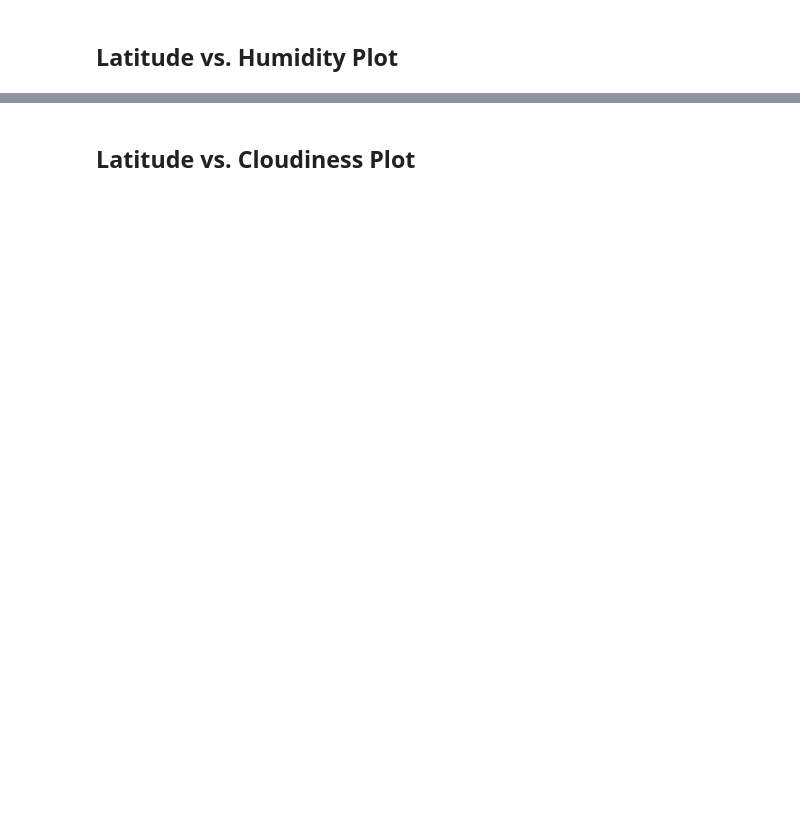
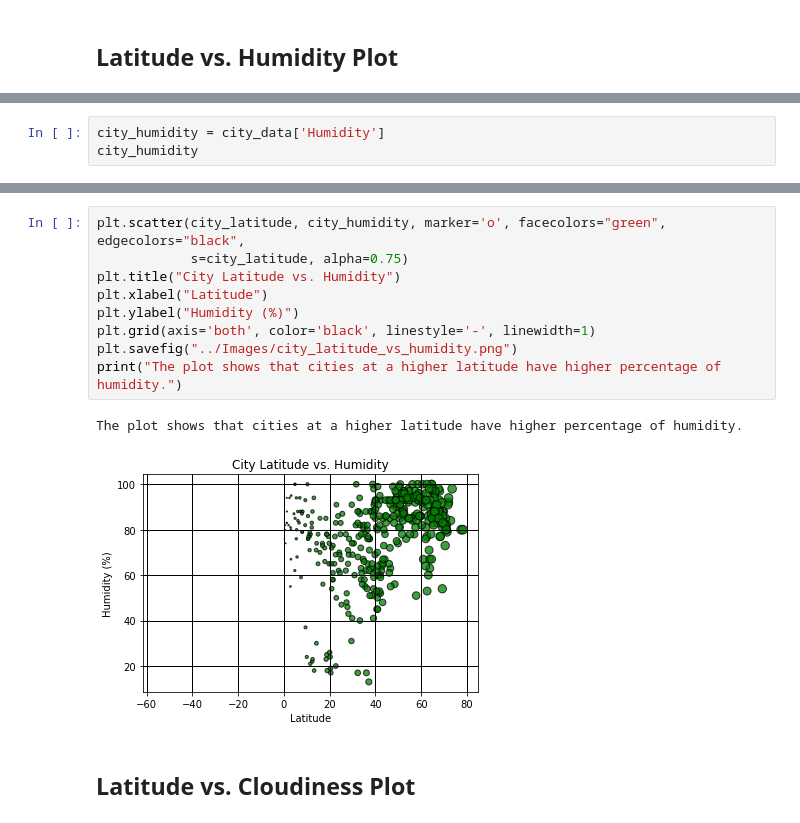
Before and after one commit to JMazick/python-api-challenge, a Jupyter notebook: WeatherPy/WeatherPy.ipynb, the cells around one changed output, grey strips where cells are left out. Drawn from its saved outputs; the diff is of its cells as text; blank space fills up the shorter version.

```diff
--- a/WeatherPy/WeatherPy.ipynb
+++ b/WeatherPy/WeatherPy.ipynb
@@ -174,0 +200,3 @@ Int64Index([], dtype='int64')
+# %%
+city_humidity = city_data['Humidity']
+city_humidity
@@ -175,2 +216,14 @@ Int64Index([], dtype='int64')
+# %%
+plt.scatter(city_latitude, city_humidity, marker='o', facecolors="green", edgecolors="black",
+            s=city_latitude, alpha=0.75)
+plt.title("City Latitude vs. Humidity")
+plt.xlabel("Latitude")
+plt.ylabel("Humidity (%)")
+plt.grid(axis='both', color='black', linestyle='-', linewidth=1)
+plt.savefig("../Images/city_latitude_vs_humidity.png")
+print("The plot shows that cities at a higher latitude have higher percentage of humidity.")
+# %% [output]
+The plot shows that cities at a higher latitude have higher percentage of humidity.
+[figure, added]
 # %% [markdown]
 ## Latitude vs. Cloudiness Plot
```
Also changed, not shown: parts of 35 cells of this notebook, 13 other files.
